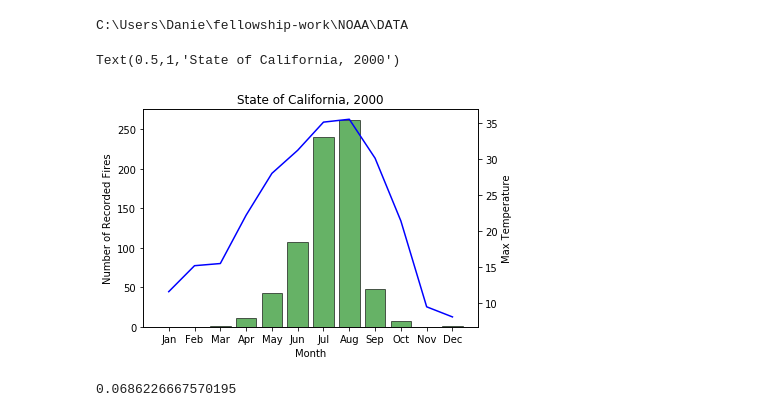
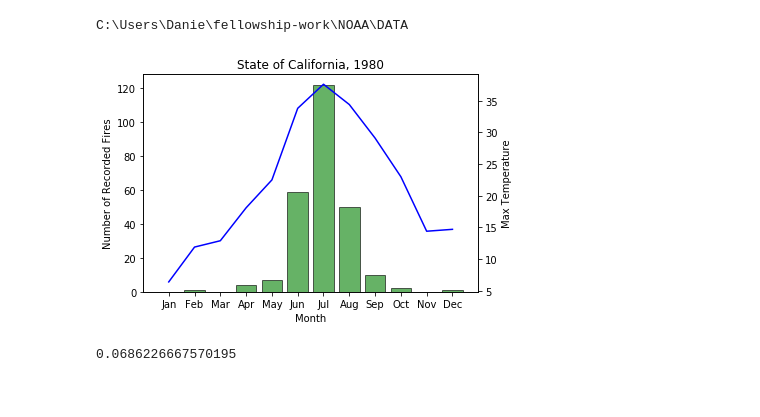
Before and after one commit to dhdan97/fellowship-work, a Jupyter notebook: NOAA/FIRE_DATA.ipynb, the cells around one changed output. Cells and saved outputs as stored; diff of their text form; code cells hidden in the pictures.

```diff
--- a/NOAA/FIRE_DATA.ipynb
+++ b/NOAA/FIRE_DATA.ipynb
@@ -28,22 +28,22 @@ csv_file = os.path.join(data_folder, csv_file)
 df1 = pd.read_csv(csv_file)
 df1 = df1[pd.notnull(df1['Month'])]
 # %%
-year='2000'#SELECT YEAR HERE
+year='1980'#SELECT YEAR HERE
 months = ['Jan','Feb','Mar','Apr','May','Jun','Jul','Aug','Sep','Oct','Nov','Dec']
 values = df[year].tolist()
 for i in range(12):
     values[i]=int(values[i])
 fig, ax1 = plt.subplots()
 ax2 = ax1.twinx()
 ax1.bar(months,values,color='green',alpha=.6,linewidth=1,edgecolor='black')
 ax2.plot(df1[year],color='blue')
 ax1.set_xlabel('Month')
 ax1.set_ylabel('Number of Recorded Fires')
 ax2.set_ylabel('Max Temperature')
 plt.title('State of California, '+year)
+plt.savefig('CA_FireCount_1980.png')
 # %% [output]
-Text(0.5,1,'State of California, 2000')
-[figure, old version]
+[figure, new version]
 # %%
 # THIS WILL GIVE YOU THE TYPE OF VARIABLES YOU HAVE
 df.info()
```
Also changed, not shown: 1 other file.
